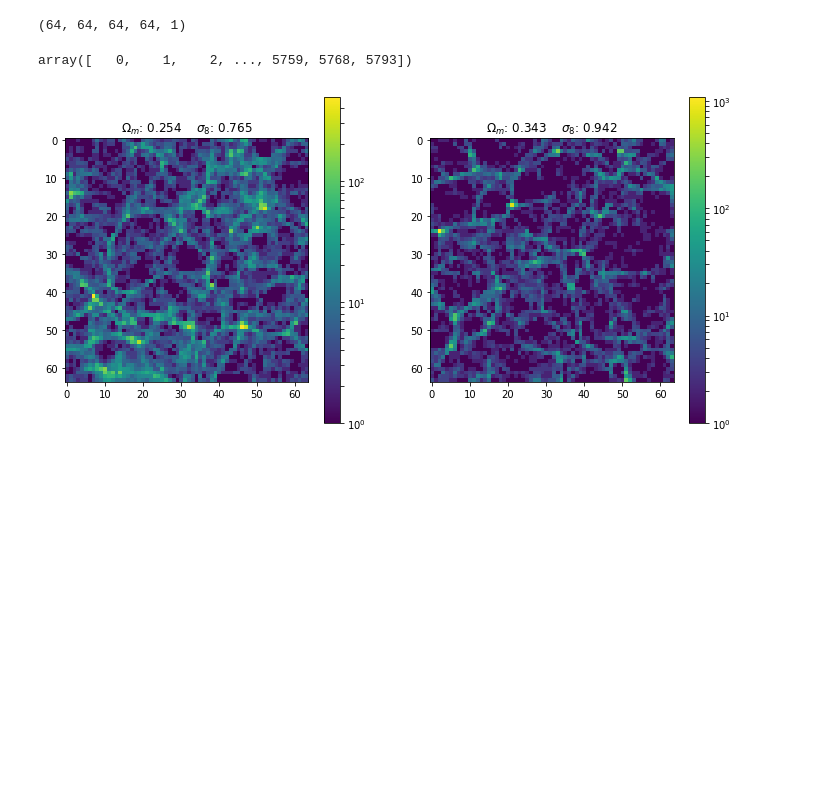
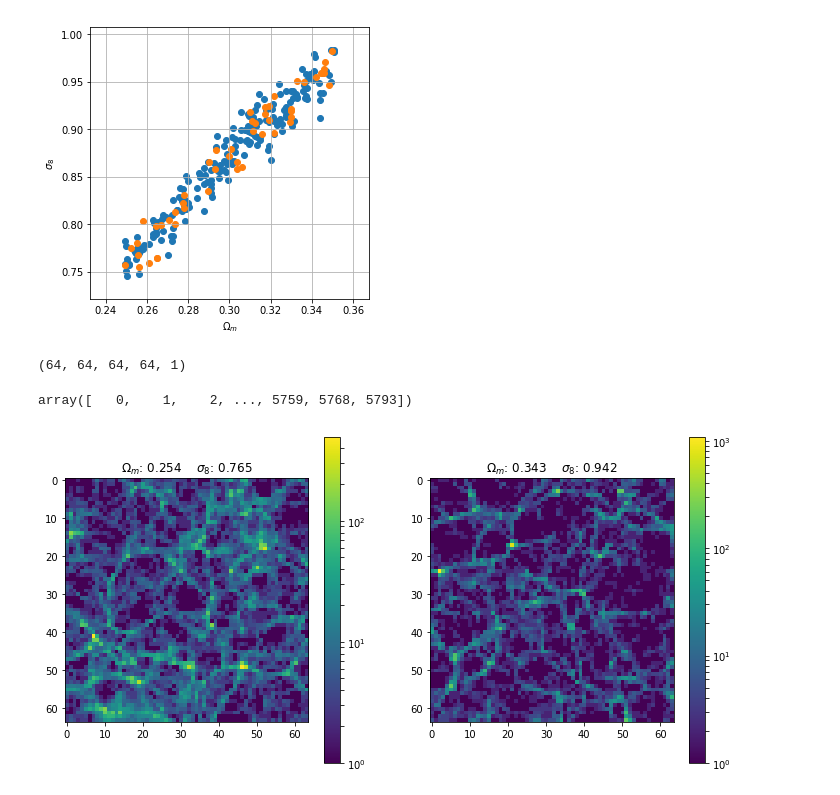
Before and after one commit to mclaughlin6464/uatu, a Jupyter notebook: notebooks/Data Visualization.ipynb, the cells around one changed output. Drawn from its saved outputs; the diff is of its cells as text; code cells hidden in the pictures; blank space fills up the shorter version.

```diff
--- a/notebooks/Data Visualization.ipynb
+++ b/notebooks/Data Visualization.ipynb
@@ -5,8 +9,26 @@ import h5py
 # %%
-f = h5py.File('../data/data.hdf5', 'r')
+f = h5py.File('/home/users/swmclau2/scratch/UatuLightconeTraining/UatuLightcones.hdf5', 'r')
 boxno = 0
 X = np.array(f['Box%03d'%boxno]["X"])
 Y = f['Box%03d'%boxno]['Y']
+# %%
+all_Ys = []
+for box in f.keys():
+    #print f[box]['Y']
+    all_Ys.append(f[box]['Y'][0, :])
+
+all_Ys = np.array(all_Ys)
+# %%
+fig = plt.figure(figsize = (5,5))
+plt.grid();
+plt.scatter(all_Ys[:200, 0], all_Ys[:200, 1])
+plt.scatter(all_Ys[200:, 0], all_Ys[200:, 1])
+
+plt.ylabel(r'$\sigma_8$')
+plt.xlabel(r'$\Omega_m$')
+plt.show();
+# %% [output]
+[figure, added]
 # %%
 X.shape
 # %% [output]
```
Also changed, not shown: parts of 5 cells of this notebook, 6 other files.
